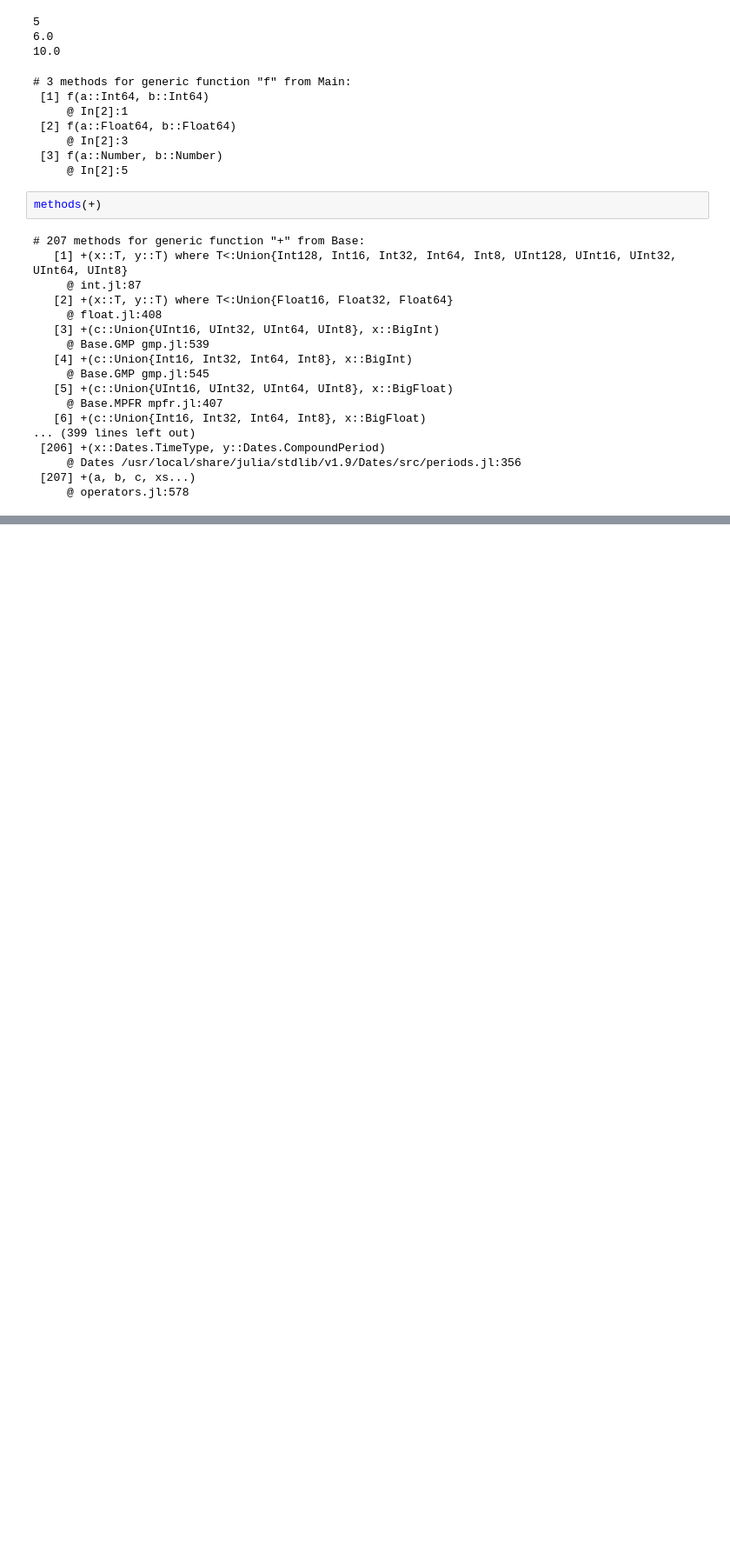
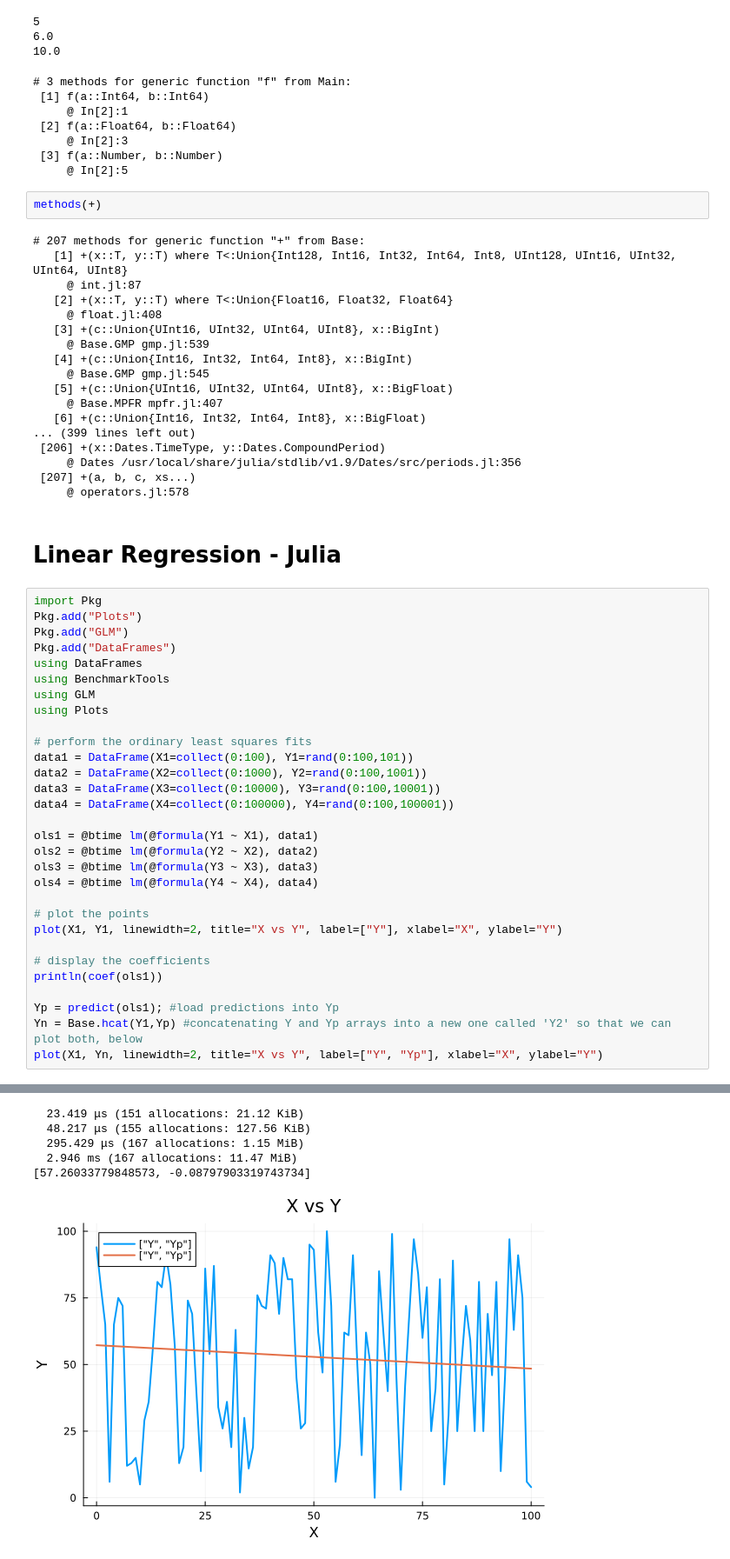
Before and after one commit to nuitrcs/Julia_workshop, a Jupyter notebook: Introduction_to_Julia_Classroom_Linear_Regression.ipynb, the cells around one changed output, grey strips where cells are left out. Shown at 87% size. Saved outputs shown, nothing was run; the diff lists cells and outputs as text; blank space fills up the shorter version.

```diff
--- a/Introduction_to_Julia_Classroom_Linear_Regression.ipynb
+++ b/Introduction_to_Julia_Classroom_Linear_Regression.ipynb
@@ -98,3 +108,36 @@ methods(+)
      @ Dates /usr/local/share/julia/stdlib/v1.9/Dates/src/periods.jl:356
  [207] +(a, b, c, xs...)
      @ operators.jl:578
+# %% [markdown]
+# Linear Regression - Julia
+# %%
+import Pkg
+Pkg.add("Plots")
+Pkg.add("GLM")
+Pkg.add("DataFrames")
+using DataFrames
+using BenchmarkTools
+using GLM
+using Plots
+
+# perform the ordinary least squares fits
+data1 = DataFrame(X1=collect(0:100), Y1=rand(0:100,101))
+data2 = DataFrame(X2=collect(0:1000), Y2=rand(0:100,1001))
+data3 = DataFrame(X3=collect(0:10000), Y3=rand(0:100,10001))
+data4 = DataFrame(X4=collect(0:100000), Y4=rand(0:100,100001))
+
+ols1 = @btime lm(@formula(Y1 ~ X1), data1)
+ols2 = @btime lm(@formula(Y2 ~ X2), data2)
+ols3 = @btime lm(@formula(Y3 ~ X3), data3)
+ols4 = @btime lm(@formula(Y4 ~ X4), data4)
+
+# plot the points
+plot(X1, Y1, linewidth=2, title="X vs Y", label=["Y"], xlabel="X", ylabel="Y")
+
+# display the coefficients
+println(coef(ols1))
+
+Yp = predict(ols1); #load predictions into Yp
+Yn = Base.hcat(Y1,Yp) #concatenating Y and Yp arrays into a new one called 'Y2' so that we can plot both, below
+plot(X1, Yn, linewidth=2, title="X vs Y", label=["Y", "Yp"], xlabel="X", ylabel="Y")
+# %% [output]
@@ -100,0 +153,6 @@ methods(+)
+  23.419 μs (151 allocations: 21.12 KiB)
+  48.217 μs (155 allocations: 127.56 KiB)
+  295.429 μs (167 allocations: 1.15 MiB)
+  2.946 ms (167 allocations: 11.47 MiB)
+[57.26033779848573, -0.08797903319743734]
+[figure, added]
```
Also changed, not shown: parts of 7 cells of this notebook.
